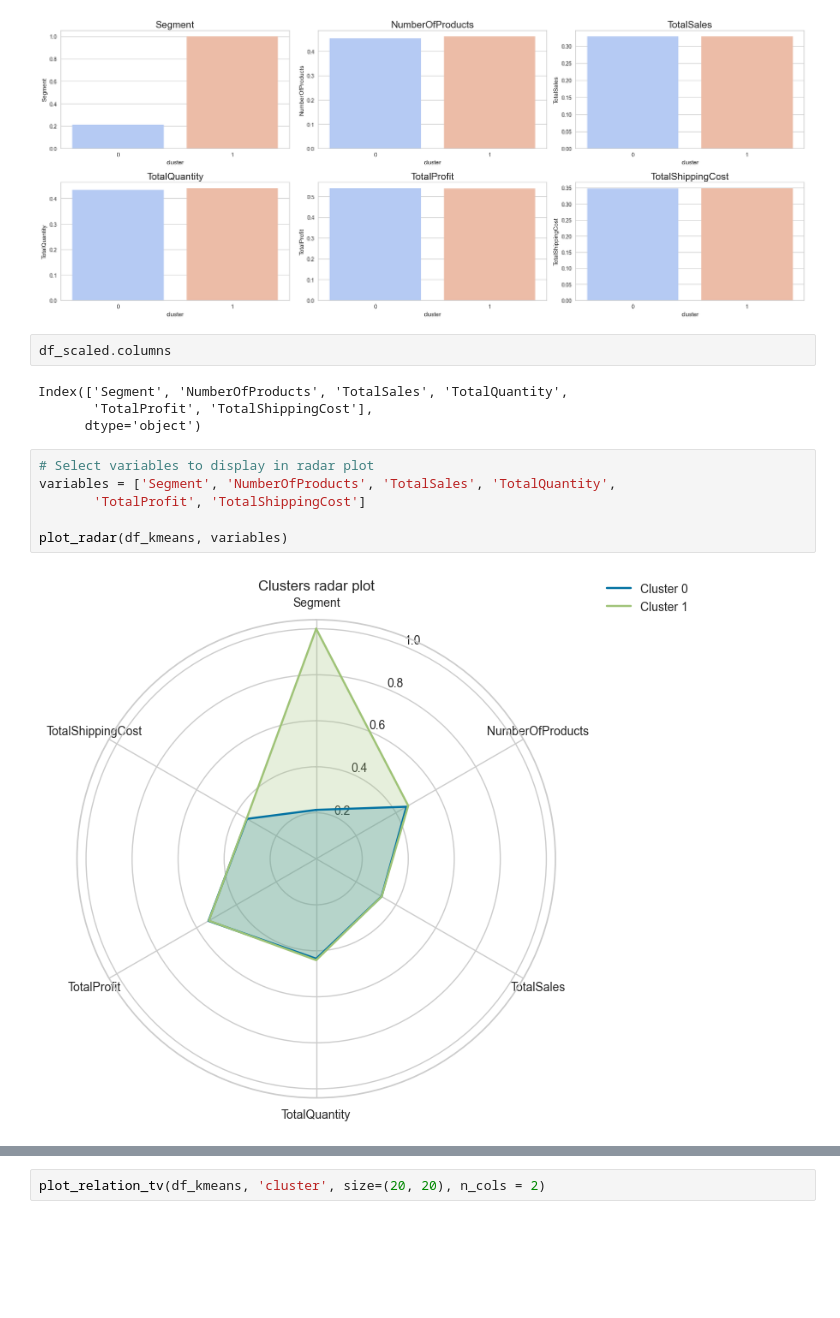
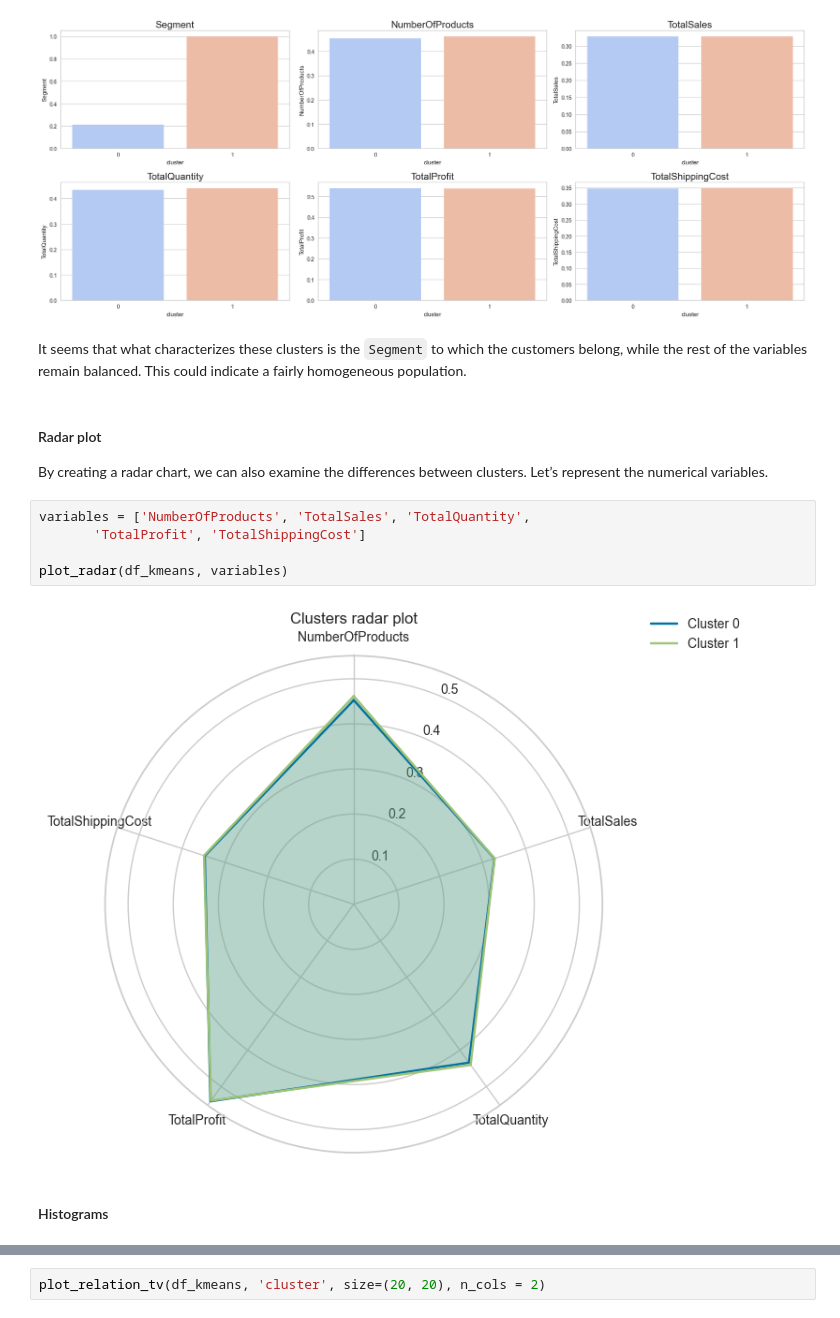
Before and after one commit to SupernovaIa/Proyecto-9-Global-Trade-Insights-Clustering-and-Regression, a Jupyter notebook: notebook/02-a-Customers_Clustering.ipynb, the cells around one changed output, grey strips where cells are left out. Saved outputs shown, nothing was run; the diff lists cells and outputs as text; blank space fills up the shorter version.

```diff
--- a/notebook/02-a-Customers_Clustering.ipynb
+++ b/notebook/02-a-Customers_Clustering.ipynb
@@ -124,17 +138,18 @@ df_kmeans['cluster'] = km_fit.labels_
 plot_clusters(df_kmeans)
 # %% [output]
 [figure]
-# %%
-df_scaled.columns
-# %% [output]
-Index(['Segment', 'NumberOfProducts', 'TotalSales', 'TotalQuantity',
-       'TotalProfit', 'TotalShippingCost'],
-      dtype='object')
+# %% [markdown]
+It seems that what characterizes these clusters is the `Segment` to which the customers belong, while the rest of the variables remain balanced. This could indicate a fairly homogeneous population.
+# %% [markdown]
+#### Radar plot
+
+By creating a radar chart, we can also examine the differences between clusters. Let’s represent the numerical variables.
 # %%
-# Select variables to display in radar plot
-variables = ['Segment', 'NumberOfProducts', 'TotalSales', 'TotalQuantity',
+variables = ['NumberOfProducts', 'TotalSales', 'TotalQuantity',
        'TotalProfit', 'TotalShippingCost']
 
 plot_radar(df_kmeans, variables)
 # %% [output]
-[figure, old version]
+[figure, new version]
+# %% [markdown]
+#### Histograms
```
Also changed, not shown: parts of 34 cells of this notebook, 2 other files.
